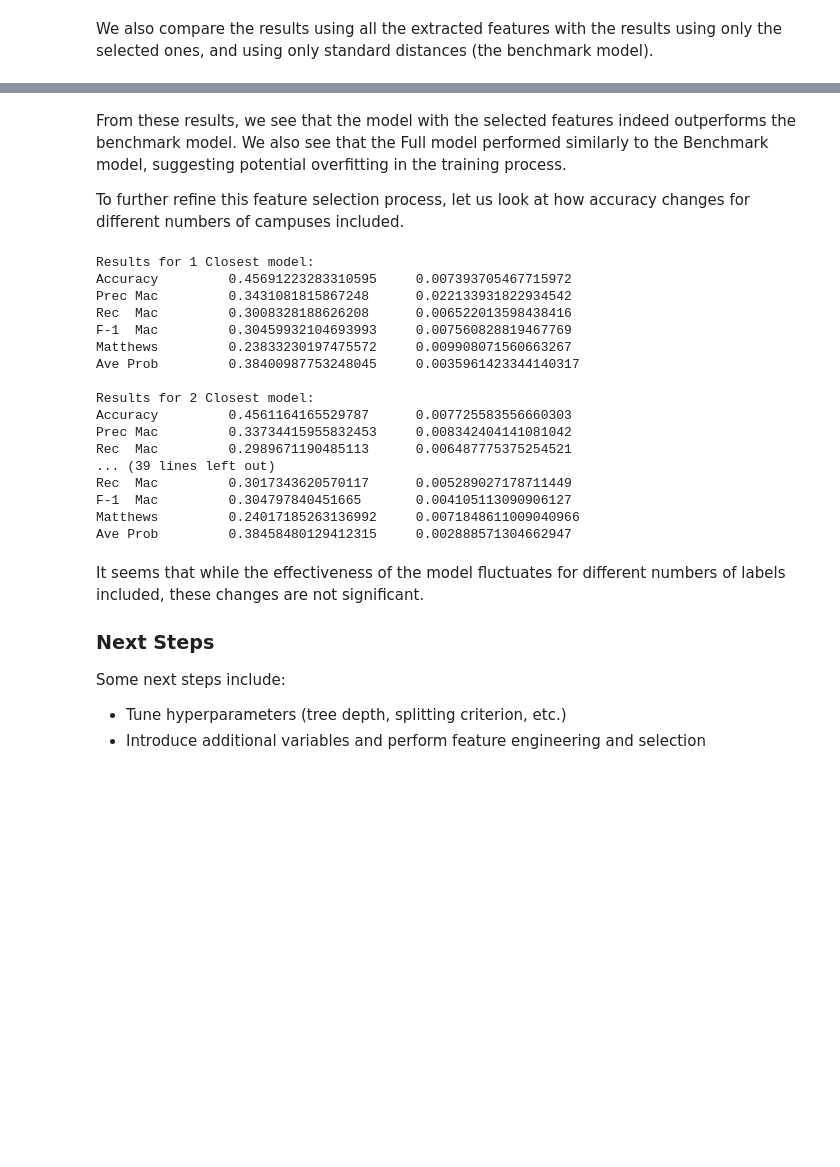
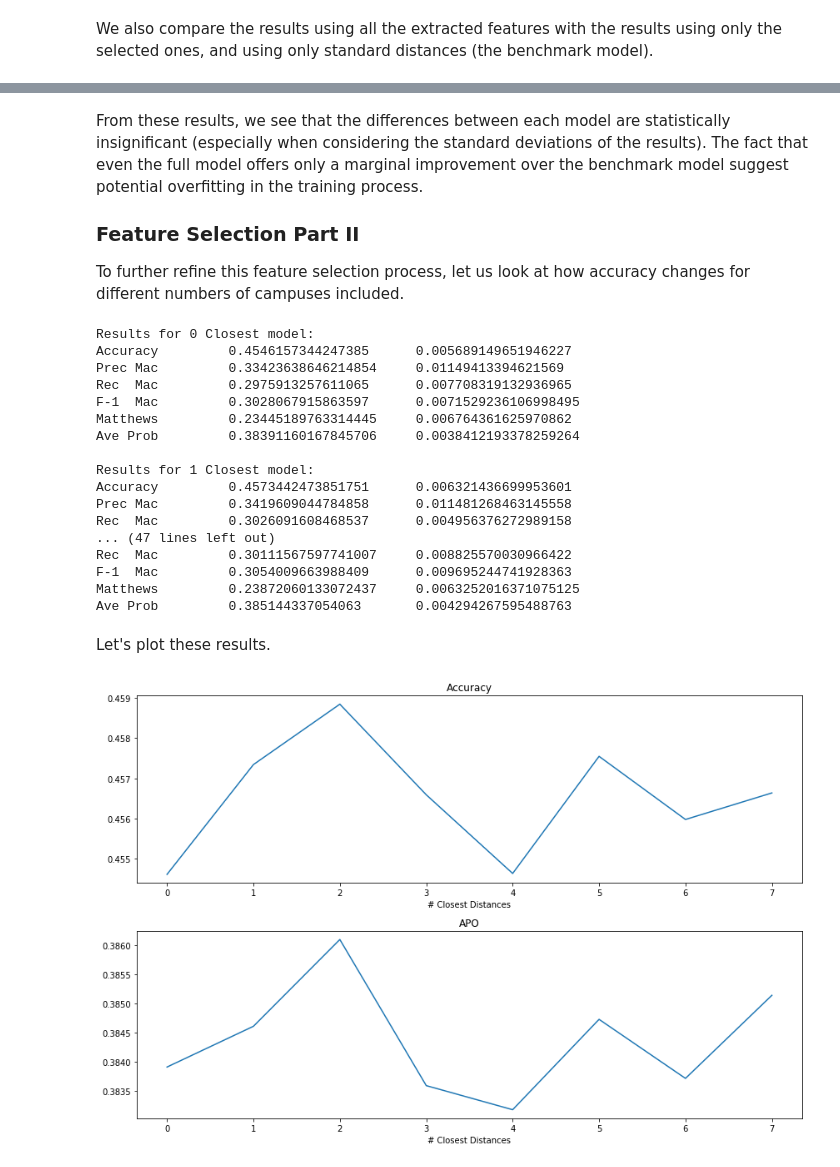
Before and after one commit to gonzaloMS-2000/PORPOS-TMG, a Jupyter notebook: Random_Forest/Location_Choice_Distance_Features.ipynb, the cells around one changed output, grey strips where cells are left out. Saved outputs shown, nothing was run; the diff lists cells and outputs as text; code cells hidden in the pictures; blank space fills up the shorter version.

```diff
--- a/Random_Forest/Location_Choice_Distance_Features.ipynb
+++ b/Random_Forest/Location_Choice_Distance_Features.ipynb
@@ -184,11 +189,15 @@ Ave Prob         0.38451898231143267     0.002750433966542872
 # %% [markdown]
-From these results, we see that the model with the selected features indeed outperforms the benchmark model. We also see that the Full model performed similarly to the Benchmark model, suggesting potential overfitting in the training process.
+From these results, we see that the differences between each model are statistically insignificant (especially when considering the standard deviations of the results). The fact that even the full model offers only a marginal improvement over the benchmark model suggest potential overfitting in the training process.
+
+### Feature Selection Part II
 
 To further refine this feature selection process, let us look at how accuracy changes for different numbers of campuses included.
 # %%
-for i in range(7):
-    x_temp = x.iloc[:, :8+i]
-    name = str(i+1) + " Closest"
+accs = []
+apos = []
+for i in range(8):
+    x_temp = x.iloc[:, :7+i]
+    name = str(i) + " Closest"
     acc = []
     prec = []
     rec = []
@@ -208,8 +217,8 @@ for i in range(7):
         probs = rf.predict_proba(X_test)
         results = pd.concat((y_test.reset_index(drop=True), pd.DataFrame(probs)), axis=1)
         apo.append(results.apply(lambda z: z[schools.index(z.School_Codes)], axis=1).mean())
-
-
+    accs.append(average(acc))
+    apos.append(average(apo))
     print("Results for " + name + " model:")
     print("Accuracy\t", average(acc), "\t", stdev(acc))
     print("Prec Mac\t", average(prec), "\t", stdev(prec))
@@ -219,29 +228,35 @@ for i in range(7):
     print("Ave Prob\t", average(apo), "\t", stdev(apo))
     print()
 # %% [output]
+Results for 0 Closest model:
+Accuracy         0.4546157344247385      0.005689149651946227
+Prec Mac         0.33423638646214854     0.01149413394621569
+Rec  Mac         0.2975913257611065      0.007708319132936965
+F-1  Mac         0.3028067915863597      0.0071529236106998495
+Matthews         0.23445189763314445     0.006764361625970862
+Ave Prob         0.38391160167845706     0.0038412193378259264
+
 Results for 1 Closest model:
-Accuracy         0.45691223283310595     0.007393705467715972
-Prec Mac         0.3431081815867248      0.022133931822934542
-Rec  Mac         0.3008328188626208      0.006522013598438416
-F-1  Mac         0.30459932104693993     0.007560828819467769
-Matthews         0.23833230197475572     0.009908071560663267
-Ave Prob         0.38400987753248045     0.0035961423344140317
-
-Results for 2 Closest model:
-Accuracy         0.4561164165529787      0.007725583556660303
-Prec Mac         0.33734415955832453     0.008342404141081042
-Rec  Mac         0.2989671190485113      0.006487775375254521
-... (39 lines left out)
-Rec  Mac         0.3017343620570117      0.005289027178711449
-F-1  Mac         0.304797840451665       0.004105113090906127
-Matthews         0.24017185263136992     0.0071848611009040966
-Ave Prob         0.38458480129412315     0.002888571304662947
+Accuracy         0.4573442473851751      0.006321436699953601
+Prec Mac         0.3419609044784858      0.011481268463145558
+Rec  Mac         0.3026091608468537      0.004956376272989158
+... (47 lines left out)
+Rec  Mac         0.30111567597741007     0.008825570030966422
+F-1  Mac         0.3054009663988409      0.009695244741928363
+Matthews         0.23872060133072437     0.0063252016371075125
+Ave Prob         0.385144337054063       0.004294267595488763
-# %% [markdown]
-It seems that while the effectiveness of the model fluctuates for different numbers of labels included, these changes are not significant.
-
-### Next Steps
-
-Some next steps include:
-
-- Tune hyperparameters (tree depth, splitting criterion, etc.)
-- Introduce additional variables and perform feature engineering and selection
+# %% [markdown]
+Let's plot these results.
+# %%
+import matplotlib.pyplot as plt
+plt.subplots(2, 1, figsize=(12, 8))
+plot_info = (('Accuracy', list(range(8)), accs), ('APO', list(range(8)), apos))
+for i in range(len(plot_info)):
+    plt.subplot(2, 1, i+1)
+    plt.title(plot_info[i][0])
+    plt.xlabel('# Closest Distances')
+    plt.tight_layout()
+    plt.plot(plot_info[i][1], plot_info[i][2])
+plt.show()
+# %% [output]
+[figure, added]
```
Also changed, not shown: parts of 16 cells of this notebook, 1 other file.
